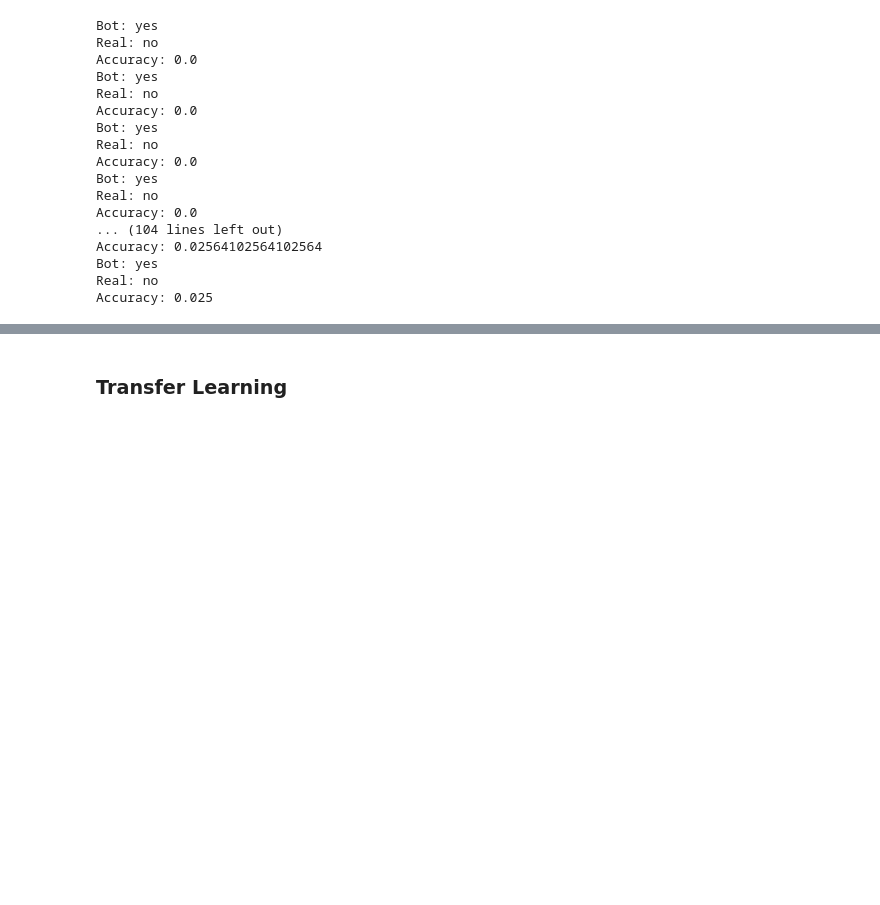
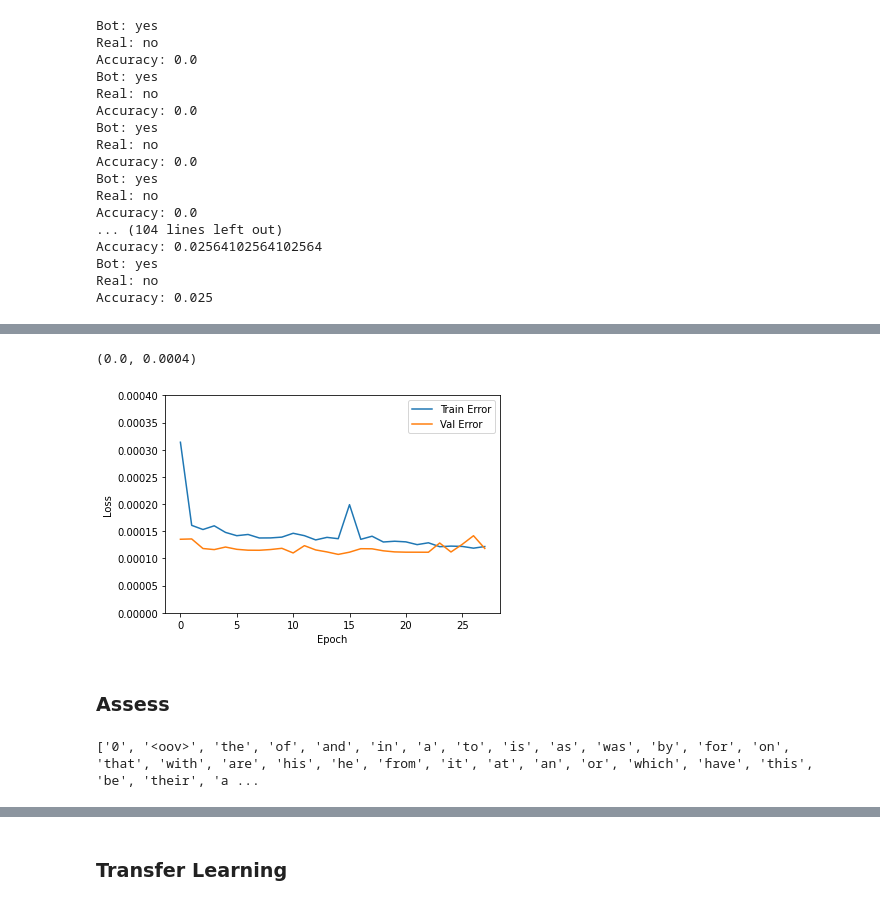
Before and after one commit to aanchal0431/chatbot, a Jupyter notebook: SEP_728_Chatbot_transformer_keras.ipynb, the cells around one changed output, grey strips where cells are left out. Drawn from its saved outputs; the diff is of its cells as text; code cells hidden in the pictures; blank space fills up the shorter version.

```diff
--- a/SEP_728_Chatbot_transformer_keras.ipynb
+++ b/SEP_728_Chatbot_transformer_keras.ipynb
@@ -1346,0 +1379,17 @@ history = transformer.fit(train_ds, epochs=epochs, validation_data=val_ds, callb
+# %%
+epoch = np.arange(28)
+train_loss = [3.1375e-04, 1.6088e-04, 1.5321e-04, 1.6003e-04, 1.4789e-04, 1.4184e-04, 1.4410e-04, 1.3764e-04, 1.3777e-04, 1.3921e-04, 1.4629e-04, 1.4189e-04, 1.3406e-04, 1.3876e-04, 1.3631e-04, 1.9892e-04, 1.3515e-04, 1.4088e-04, 1.3025e-04, 1.3165e-04, 1.3050e-04, 1.2540e-04, 1.2879e-04, 1.2160e-04, 1.2268e-04, 1.2211e-04, 1.1890e-04, 1.2188e-04]
+val_loss = [1.3529e-04, 1.3586e-04, 1.1826e-04, 1.1627e-04, 1.2098e-04, 1.1678e-04, 1.1517e-04, 1.1503e-04, 1.1640e-04, 1.1864e-04, 1.1009e-04, 1.2350e-04, 1.1565e-04, 1.1197e-04,  1.0743e-04, 1.1151e-04, 1.1792e-04, 1.1772e-04, 1.1403e-04, 1.1204e-04, 1.1152e-04, 1.1147e-04, 1.1141e-04, 1.2839e-04, 1.1187e-04, 1.2592e-04, 1.4179e-04, 1.1841e-04]
+# %%
+plt.figure()
+plt.xlabel('Epoch')
+plt.ylabel('Loss')
+plt.plot(epoch, train_loss, label='Train Error')
+plt.plot(epoch, val_loss, label='Val Error')
+plt.legend()
+plt.ylim([0,0.0004])
+# %% [output]
+(0.0, 0.0004)
+[figure, added]
+# %% [markdown]
+### Assess
@@ -1346,0 +1405,41 @@ history = transformer.fit(train_ds, epochs=epochs, validation_data=val_ds, callb
+# %%
+#create word lookup
+word_lookup = list(word_index.keys())
+word_lookup.insert(0,'0')
+print(word_lookup)
+
+#divide into train and test
+X_train_text, X_test_text, y_train_text, y_test_text = train_test_split(data_yn[['Question', 'Context']], data_yn['Answer'],
+          shuffle=True, test_size=0.1, random_state=5)
+X_train_text, X_val_text, y_train_text, y_val_text = train_test_split(X_train_text, y_train_text,
+          shuffle=True, test_size=0.2, random_state=5)
+
+#bot decoder
+max_decoded_sentence_length = 300
+
+def decode_sequence(input_text):
+    tokenized_input = tokenizer.texts_to_sequences(tf.nest.flatten(input_text))
+    tokenized_input = pad_sequences(tokenized_input , padding='post', maxlen = 4000)
+
+    decoded_sentence = "start"
+    output_answer = ""
+    tokenized_target_sentence = tokenizer.texts_to_sequences([decoded_sentence])
+    tokenized_target_sentence = pad_sequences(tokenized_target_sentence , padding='post', maxlen = 4001)[:,:-1]
+
+    for i in range(max_decoded_sentence_length):
+        predictions = transformer.predict([tokenized_input, tokenized_target_sentence])
+        sampled_token_index = np.argmax(predictions[0, i, :])
+        sampled_token = word_lookup[sampled_token_index]
+
+        if sampled_token == "end":
+            break
+
+        decoded_sentence += " " + sampled_token
+        output_answer += "" + sampled_token
+        tokenized_target_sentence = tokenizer.texts_to_sequences([decoded_sentence])
+        tokenized_target_sentence = pad_sequences(tokenized_target_sentence , padding='post', maxlen = 4001)[:, :-1]
+
+
+    return output_answer
+# %% [output]
+['0', '<oov>', 'the', 'of', 'and', 'in', 'a', 'to', 'is', 'as', 'was', 'by', 'for', 'on', 'that', 'with', 'are', 'his', 'he', 'from', 'it', 'at', 'an', 'or', 'which', 'have', 'this', 'be', 'their', 'a ...
```
Also changed, not shown: parts of 16 cells of this notebook.
